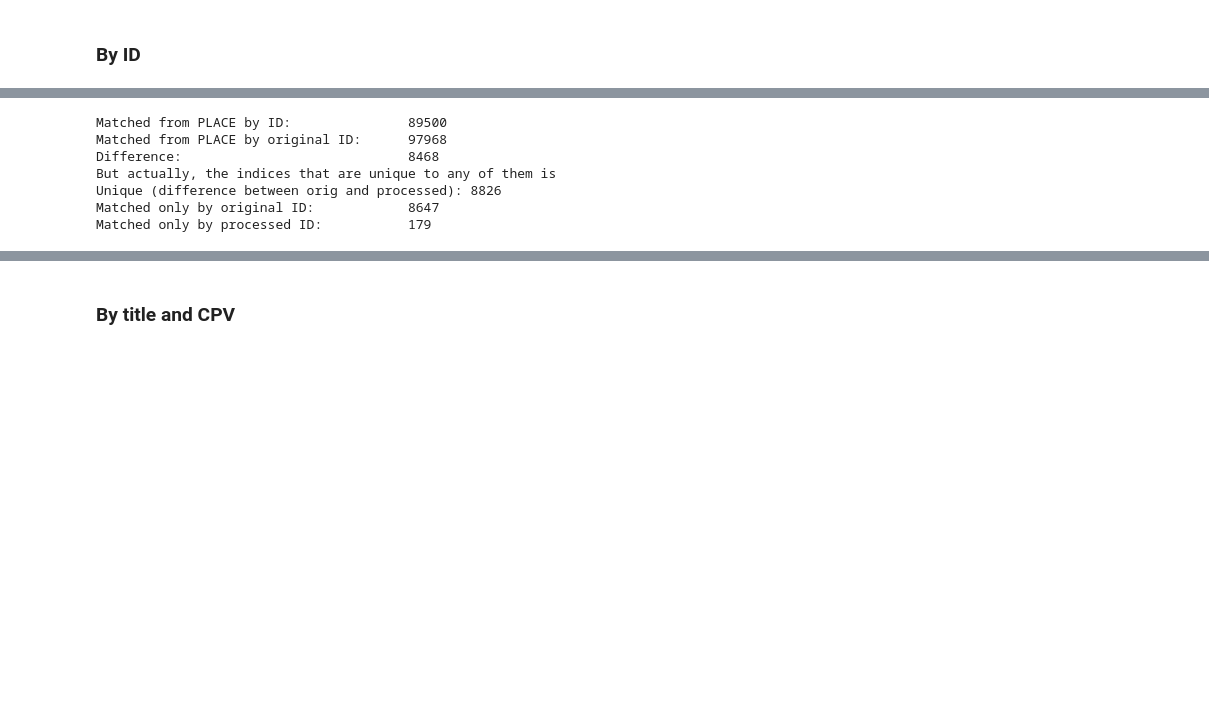
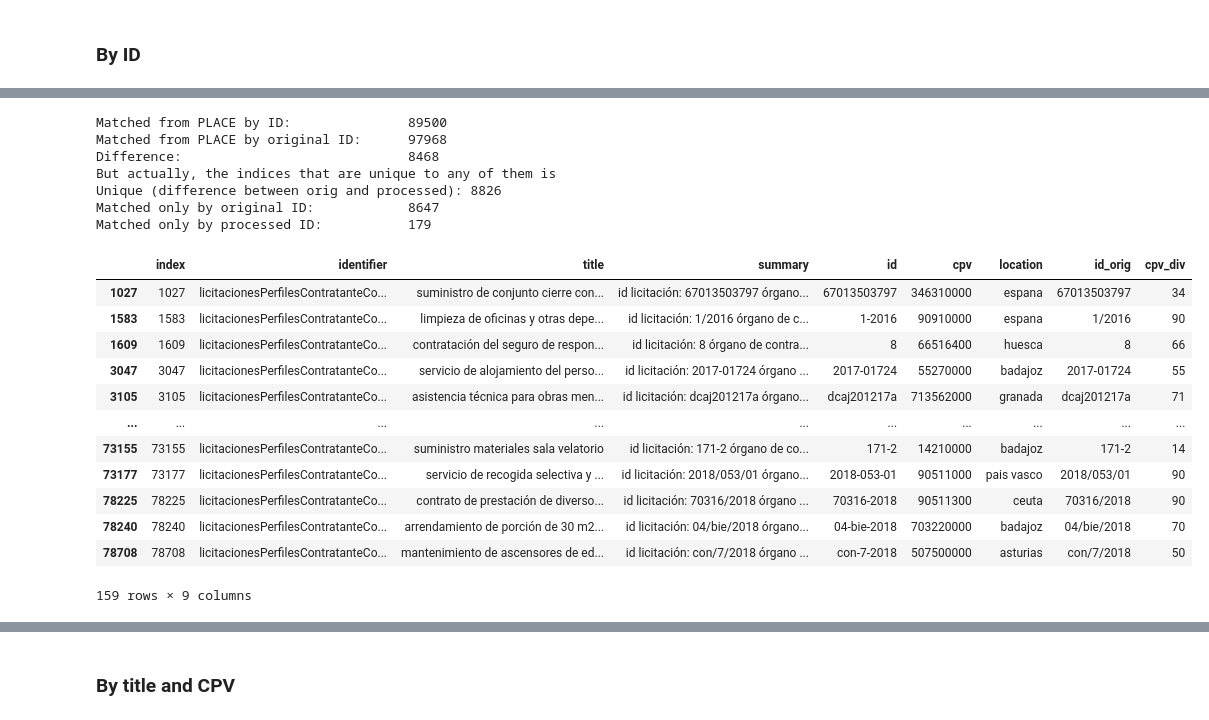
Before and after one commit to nextprocurement/NP-Company-Process, a Jupyter notebook: match_tender.ipynb, the cells around one changed output, grey strips where cells are left out. Drawn from its saved outputs; the diff is of its cells as text; code cells hidden in the pictures; blank space fills up the shorter version.

Commit message:
match differences original-normalized ids

```diff
--- a/match_tender.ipynb
+++ b/match_tender.ipynb
@@ -380,0 +464,19 @@ display(valid_tend_cat.head())
+# %%
+# Indices to matched ids
+agg2m_id_norm = {
+    k: v
+    for v, k in matched_id_norm["index_agg"].reset_index().explode("index_agg").values
+}
+cat2m_id_norm = {
+    k: v
+    for v, k in matched_id_norm["index_cat"].reset_index().explode("index_cat").values
+}
+
+agg2m_id_orig = {
+    k: v
+    for v, k in matched_id_orig["index_agg"].reset_index().explode("index_agg").values
+}
+cat2m_id_orig = {
+    k: v
+    for v, k in matched_id_orig["index_cat"].reset_index().explode("index_cat").values
+}
@@ -503,28 +720,51 @@ matched_id_orig.head()
 # %%
 # Indices from PLACE that have been matched by ID
 place2m_id = {
     k: v
     for v, k in matched_id["index_place"].reset_index().explode("index_place").values
 }
 place2m_id_orig = {
     k: v
     for v, k in matched_id_orig["index_place"]
     .reset_index()
     .explode("index_place")
     .values
 }
 print(f"{'Matched from PLACE by ID: ':<40}{len(place2m_id)}")
 print(f"{'Matched from PLACE by original ID: ':<40}{len(place2m_id_orig)}")
 print(f"{'Difference: ':<40}{abs(len(place2m_id)-len(place2m_id_orig))}")
 print("But actually, the indices that are unique to any of them is")
-print(f"{'Unique (difference between orig and processed): ':<40}{len(place2m_id.keys() ^ place2m_id_orig.keys())}")
-print(f"{'Matched only by original ID: ':<40}{len(place2m_id_orig.keys()-place2m_id.keys())}")
-print(f"{'Matched only by processed ID: ':<40}{len(place2m_id.keys()-place2m_id_orig.keys())}")
+print(
+    f"{'Unique (difference between orig and processed): ':<40}{len(place2m_id.keys() ^ place2m_id_orig.keys())}"
+)
+print(
+    f"{'Matched only by original ID: ':<40}{len(place2m_id_orig.keys()-place2m_id.keys())}"
+)
+print(
+    f"{'Matched only by processed ID: ':<40}{len(place2m_id.keys()-place2m_id_orig.keys())}"
+)
+
+# Indices found when processed ID
+idx = [place2m_id[el] for el in (place2m_id.keys() - place2m_id_orig.keys())]
+tender_filt[tender_filt["index"].isin(idx)]
 # %% [output]
 Matched from PLACE by ID:               89500
 Matched from PLACE by original ID:      97968
 Difference:                             8468
 But actually, the indices that are unique to any of them is
 Unique (difference between orig and processed): 8826
 Matched only by original ID:            8647
 Matched only by processed ID:           179
+|  | index | identifier | title | summary | id | cpv | location | id_orig | cpv_div |
+| 1027 | 1027 | licitacionesPerfilesContratanteCo... | suministro de conjunto cierre con... | id licitación: 67013503797 órgano... | 67013503797 | 346310000 | espana | 67013503797 | 34 |
+| 1583 | 1583 | licitacionesPerfilesContratanteCo... | limpieza de oficinas y otras depe... | id licitación: 1/2016 órgano de c... | 1-2016 | 90910000 | espana | 1/2016 | 90 |
+| 1609 | 1609 | licitacionesPerfilesContratanteCo... | contratación del seguro de respon... | id licitación: 8 órgano de contra... | 8 | 66516400 | huesca | 8 | 66 |
+| 3047 | 3047 | licitacionesPerfilesContratanteCo... | servicio de alojamiento del perso... | id licitación: 2017-01724 órgano ... | 2017-01724 | 55270000 | badajoz | 2017-01724 | 55 |
+| 3105 | 3105 | licitacionesPerfilesContratanteCo... | asistencia técnica para obras men... | id licitación: dcaj201217a órgano... | dcaj201217a | 713562000 | granada | dcaj201217a | 71 |
+| ... | ... | ... | ... | ... | ... | ... | ... | ... | ... |
+| 73155 | 73155 | licitacionesPerfilesContratanteCo... | suministro materiales sala velatorio | id licitación: 171-2 órgano de co... | 171-2 | 14210000 | badajoz | 171-2 | 14 |
+| 73177 | 73177 | licitacionesPerfilesContratanteCo... | servicio de recogida selectiva y ... | id licitación: 2018/053/01 órgano... | 2018-053-01 | 90511000 | pais vasco | 2018/053/01 | 90 |
+| 78225 | 78225 | licitacionesPerfilesContratanteCo... | contrato de prestación de diverso... | id licitación: 70316/2018 órgano ... | 70316-2018 | 90511300 | ceuta | 70316/2018 | 90 |
+| 78240 | 78240 | licitacionesPerfilesContratanteCo... | arrendamiento de porción de 30 m2... | id licitación: 04/bie/2018 órgano... | 04-bie-2018 | 703220000 | badajoz | 04/bie/2018 | 70 |
+| 78708 | 78708 | licitacionesPerfilesContratanteCo... | mantenimiento de ascensores de ed... | id licitación: con/7/2018 órgano ... | con-7-2018 | 507500000 | asturias | con/7/2018 | 50 |
+159 rows × 9 columns
```
Also changed, not shown: parts of 18 cells of this notebook.
